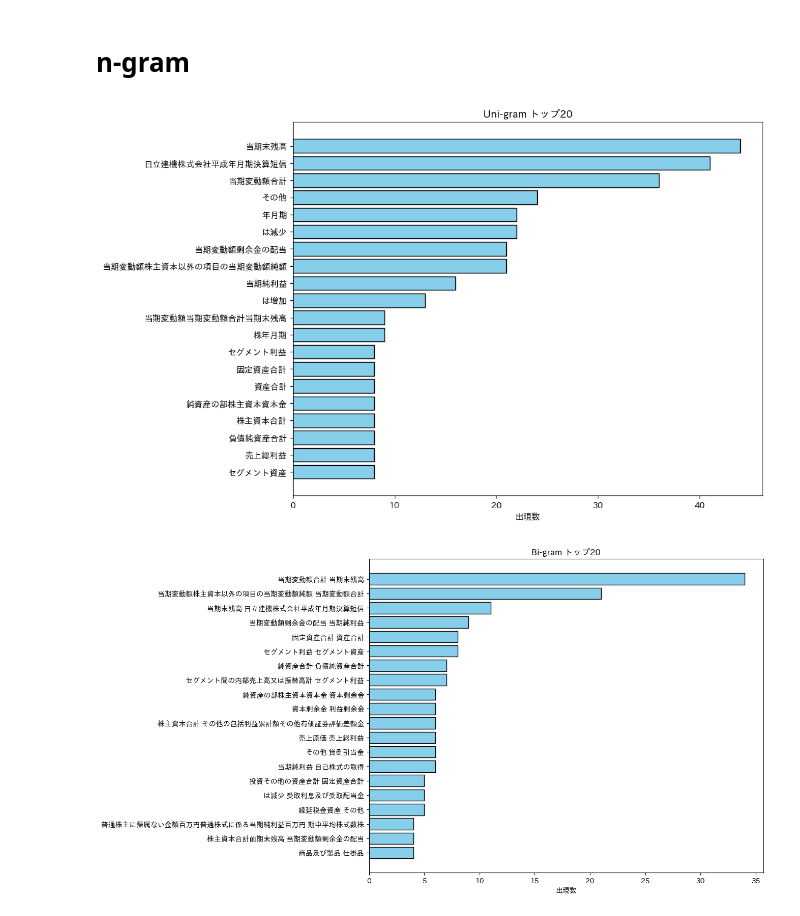
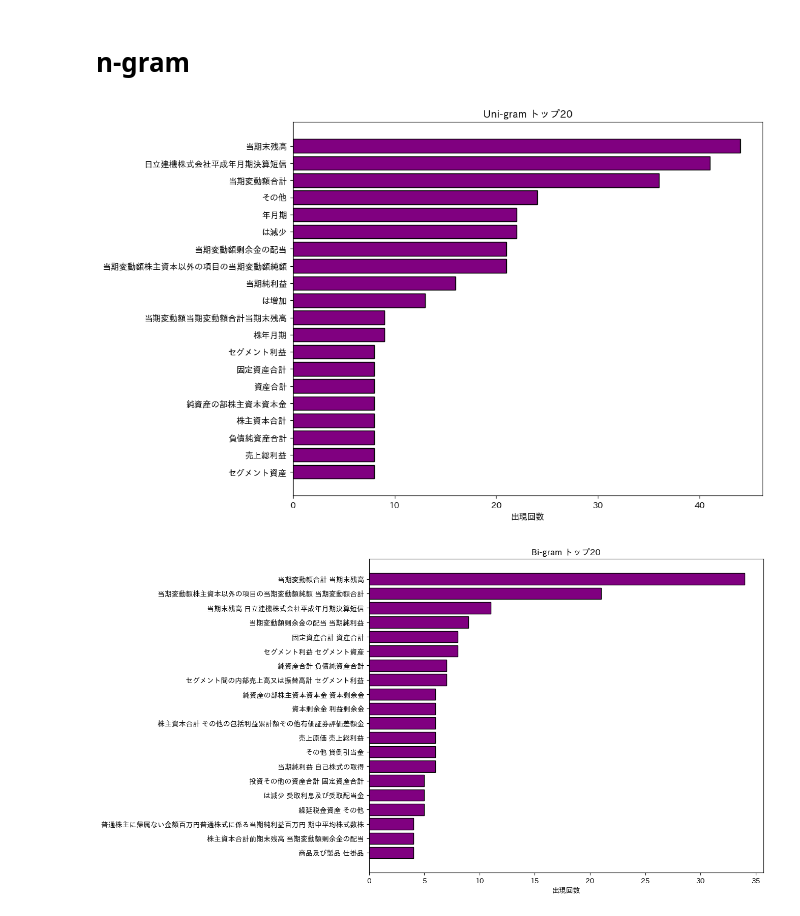
Before and after one commit to Ota1022/text_analysis, a Jupyter notebook: analysis.ipynb, the cells around one changed output. Cells and saved outputs as stored; diff of their text form; code cells hidden in the pictures.

```diff
--- a/analysis.ipynb
+++ b/analysis.ipynb
@@ -169,25 +170,26 @@ combined_df.head()
 # %% [markdown]
 ## 平均値を取る場合（補足）
 # %%
-# 文字数を計算
-combined_df['char_count'] = combined_df['TEXT'].str.len()
+# # 文字数を計算
+# combined_df['char_count'] = combined_df['TEXT'].str.len()
 
-# 企業ごとの平均文字数を計算
-average_char_count_by_company = combined_df.groupby('CD')['char_count'].mean()
+# # 企業ごとの平均文字数を計算
+# average_char_count_by_company = combined_df.groupby('CD')['char_count'].mean()
 
-# 文字数の範囲を決める
-char_count_range = (average_char_count_by_company.min(), average_char_count_by_company.max())
+# # 文字数の範囲を決める
+# char_count_range = (average_char_count_by_company.min(), average_char_count_by_company.max())
 
-# ヒストグラムのビンを作成
-bins = np.linspace(char_count_range[0], char_count_range[1], 30)
+# # ヒストグラムのビンを作成
+# bins = np.linspace(char_count_range[0], char_count_range[1], 30)
 
-# プロット
-plt.figure(figsize=(10, 6))
-plt.hist(average_char_count_by_company.values, bins=bins, color='skyblue', edgecolor='black')
-plt.title('企業別の平均文字数の分布')
-plt.xlabel('平均文字数')
-plt.ylabel('企業数')
-plt.grid(axis='y')
-plt.show()
+# # プロット
+# plt.figure(figsize=(10, 6))
+# plt.hist(average_char_count_by_company.values, bins=bins, color='skyblue', edgecolor='black')
+# plt.title('企業別の平均文字数の分布')
+# plt.xlabel('平均文字数')
+# plt.ylabel('文書数')
+# plt.grid(axis='y')
+# plt.savefig("char_average.png", bbox_inches='tight', dpi=300)
+# plt.show()
 
-combined_df.head()
+# combined_df.head()
@@ -408,7 +406,7 @@ with open(file_path, 'w', encoding='utf-8') as file:
 # n-gram
 # %%
 # n-gramの関数
-def plot_top_ngrams(text_data, n=None, top_n=20, title='n-grams トップ20'):
+def plot_top_ngrams(text_data, n=None, top_n=20, title='n-grams トップ20', filename='ngram_plot.png'):
     # Create a count vectorizer, considering a specific ngram range
     vec = CountVectorizer(ngram_range=(n, n)).fit(text_data)
     bag_of_words = vec.transform(text_data)
@@ -422,19 +420,20 @@ def plot_top_ngrams(text_data, n=None, top_n=20, title='n-grams トップ20'):
 
     # Plotting the n-grams
     plt.figure(figsize=(10, 8))
-    plt.barh(df_words_freq['ngram'], df_words_freq['count'], color='skyblue', edgecolor='black')
-    plt.xlabel('出現数')
+    plt.barh(df_words_freq['ngram'], df_words_freq['count'], color='purple', edgecolor='black')
+    plt.xlabel('出現回数')
     plt.title(title)
+    plt.savefig(filename, bbox_inches='tight', dpi=300)
     plt.show()
 # %%
 # Uni-gram
-plot_top_ngrams(combined_df['TEXT'], n=1, top_n=20, title='Uni-gram トップ20')
+plot_top_ngrams(combined_df['TEXT'], n=1, top_n=20, title='Uni-gram トップ20', filename='unigram_plot.png')
 # %% [output]
-[figure, old version]
+[figure, new version]
 # %%
 # bi-gram
-plot_top_ngrams(combined_df['TEXT'], n=2, top_n=20, title='Bi-gram トップ20')
+plot_top_ngrams(combined_df['TEXT'], n=2, top_n=20, title='Bi-gram トップ20', filename='bigram_plot.png')
 # %% [output]
-[figure, old version]
+[figure, new version]
 # %%
 # Tri-gram
```
Also changed, not shown: parts of 7 cells of this notebook.
